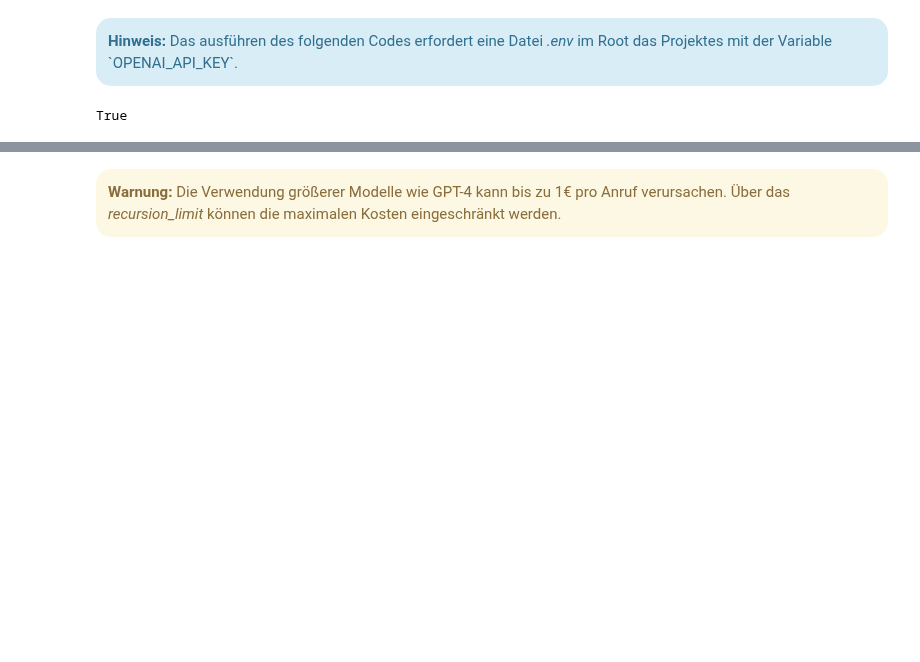
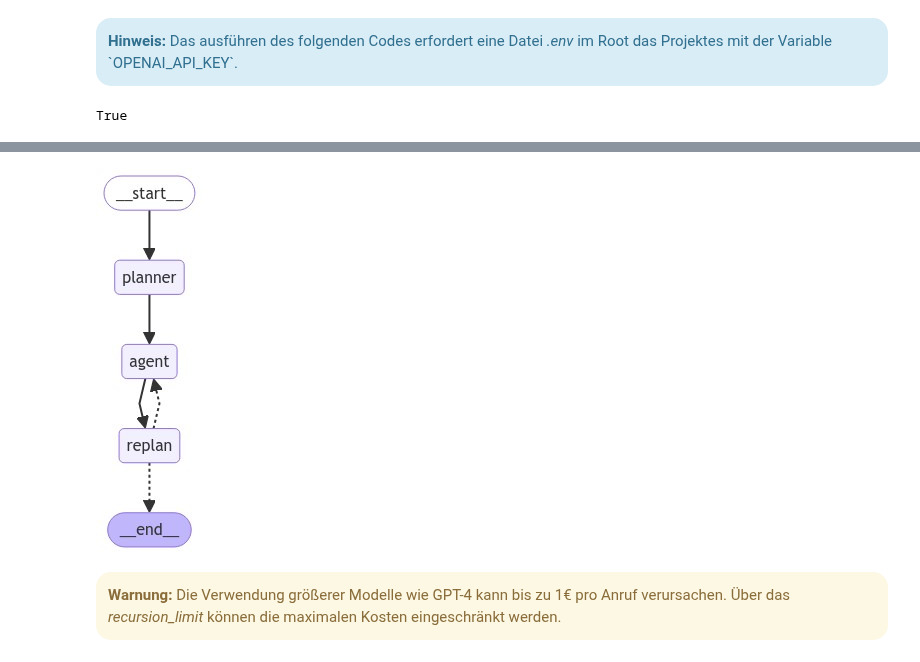
Before and after one commit to Flemming-R/MADS23a_PM-HA_Filali_Teppris_Rommelfangen, a Jupyter notebook: notebooks/LLM_State_Graph_Agent_for_PM.ipynb, the cells around one changed output, grey strips where cells are left out. Cells and saved outputs as stored; diff of their text form; code cells hidden in the pictures; blank space fills up the shorter version.

```diff
--- a/notebooks/LLM_State_Graph_Agent_for_PM.ipynb
+++ b/notebooks/LLM_State_Graph_Agent_for_PM.ipynb
@@ -268,8 +255,10 @@ workflow.add_conditional_edges(
 app = workflow.compile()
 # %%
-# from IPython.display import Image, display
+from IPython.display import Image, display
 
-# display(Image(app.get_graph(xray=True).draw_mermaid_png()))
+display(Image(app.get_graph(xray=True).draw_mermaid_png()))
+# %% [output]
+[figure, added]
 # %% [markdown]
 <div class="alert alert-block alert-warning" style="border-radius: 15px;"> <b>Warnung:</b> Die Verwendung größerer Modelle wie GPT-4 kann bis zu 1€ pro Anruf verursachen. Über das <i>recursion_limit</i> können die maximalen Kosten eingeschränkt werden.</div>
 # %%
```
Also changed, not shown: parts of 12 cells of this notebook.
